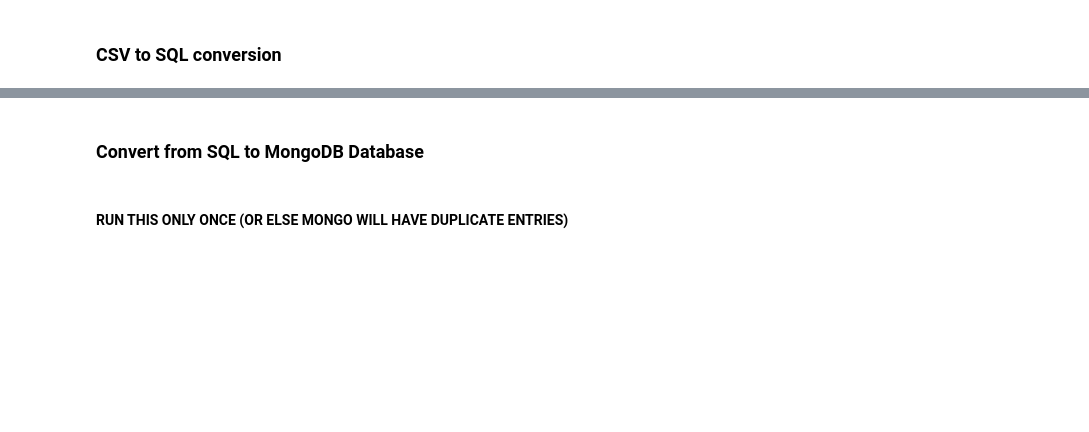
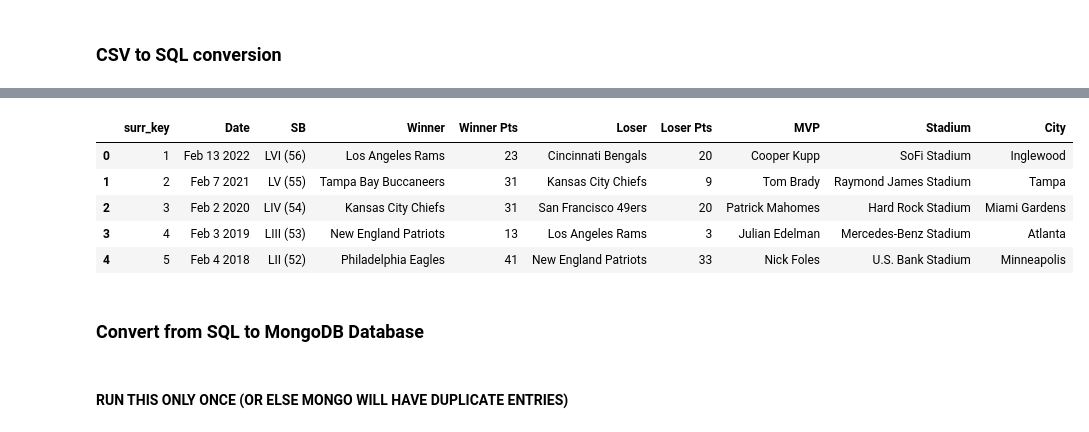
Before and after one commit to rpw6fx/DS3002DataProject1, a Jupyter notebook: Wood_DataProject1.ipynb, the cells around one changed output, grey strips where cells are left out. Drawn from its saved outputs; the diff is of its cells as text; code cells hidden in the pictures; blank space fills up the shorter version.

```diff
--- a/Wood_DataProject1.ipynb
+++ b/Wood_DataProject1.ipynb
@@ -127,0 +120,11 @@ except:
+# %%
+start_val = 1
+df.insert(loc=0, column = 'surr_key', value = range(start_val, len(df) + start_val))
+df.head(5)
+# %% [output]
+|  | surr_key | Date | SB | Winner | Winner Pts | Loser | Loser Pts | MVP | Stadium | City |
+| 0 | 1 | Feb 13 2022 | LVI (56) | Los Angeles Rams | 23 | Cincinnati Bengals | 20 | Cooper Kupp | SoFi Stadium | Inglewood |
+| 1 | 2 | Feb 7 2021 | LV (55) | Tampa Bay Buccaneers | 31 | Kansas City Chiefs | 9 | Tom Brady | Raymond James Stadium | Tampa |
+| 2 | 3 | Feb 2 2020 | LIV (54) | Kansas City Chiefs | 31 | San Francisco 49ers | 20 | Patrick Mahomes | Hard Rock Stadium | Miami Gardens |
+| 3 | 4 | Feb 3 2019 | LIII (53) | New England Patriots | 13 | Los Angeles Rams | 3 | Julian Edelman | Mercedes-Benz Stadium | Atlanta |
+| 4 | 5 | Feb 4 2018 | LII (52) | Philadelphia Eagles | 41 | New England Patriots | 33 | Nick Foles | U.S. Bank Stadium | Minneapolis |
```
Also changed, not shown: parts of 24 cells of this notebook.
